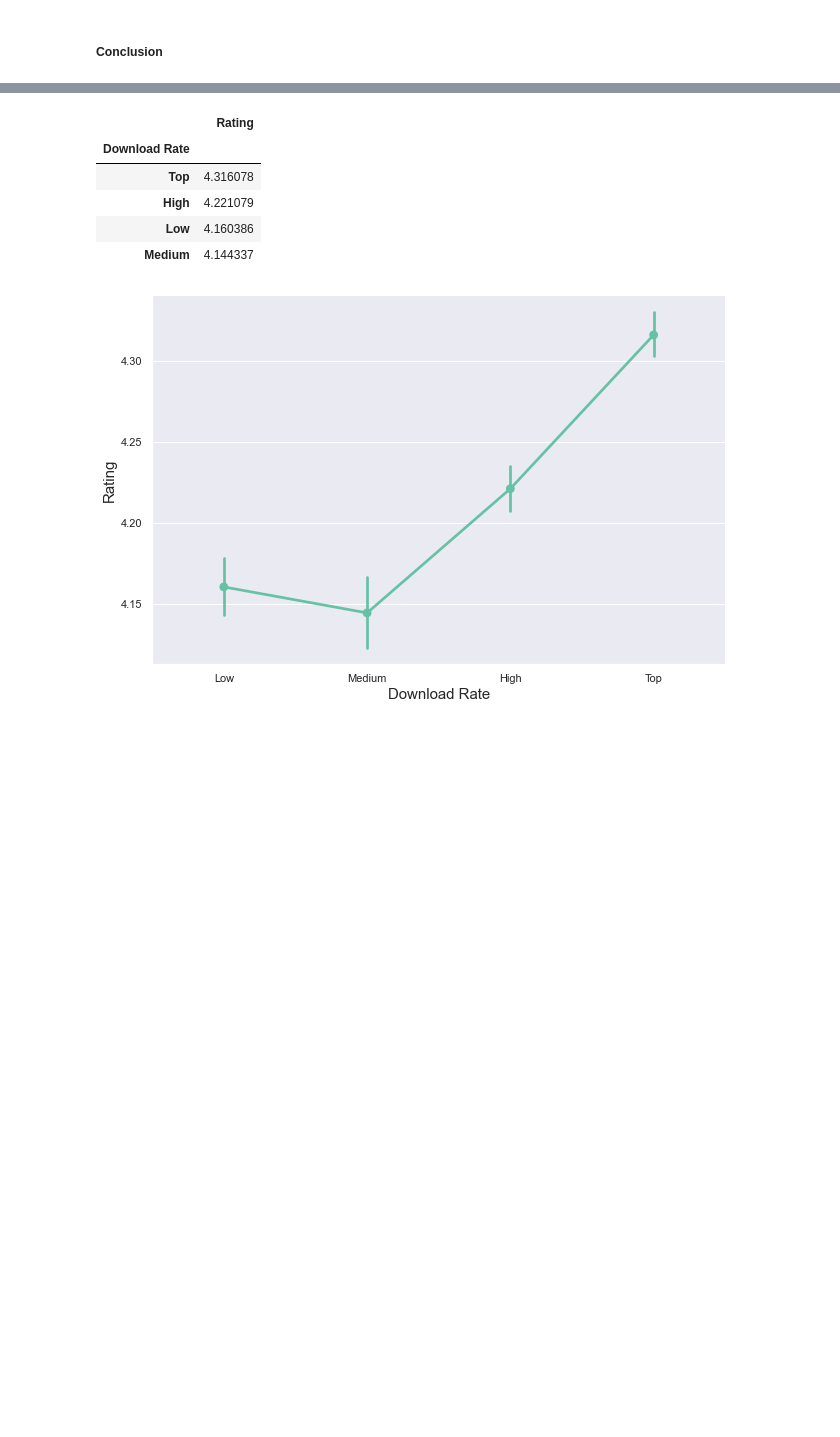
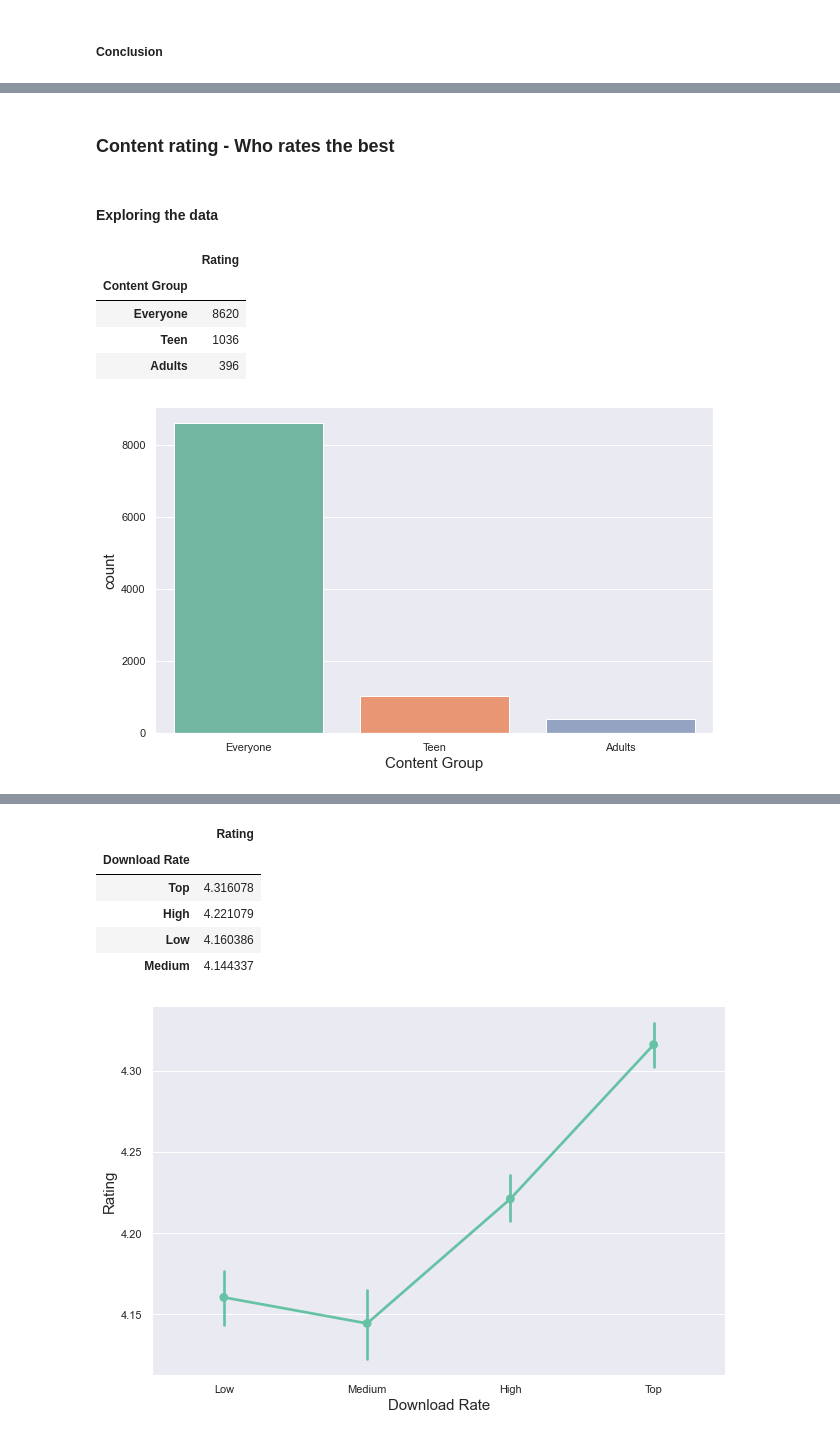
Before and after one commit to enricogoerlitz/Data-Analysis, a Jupyter notebook: 02_Google_Playstore_Data/notebook/notebook1.ipynb, the cells around one changed output, grey strips where cells are left out. Saved outputs shown, nothing was run; the diff lists cells and outputs as text; code cells hidden in the pictures; blank space fills up the shorter version.

```diff
--- a/02_Google_Playstore_Data/notebook/notebook1.ipynb
+++ b/02_Google_Playstore_Data/notebook/notebook1.ipynb
@@ -1024,0 +1085,14 @@ That sounds logical, because as higher the rating is, as lower the low rating wi
+# %% [markdown]
+### Content rating - Who rates the best
+# %% [markdown]
+#### Exploring the data
+# %%
+sns.countplot(x=CONTENT_GROUP, data=df_cleaned)
+df_cleaned.pivot_table(index=CONTENT_GROUP, values=RATING, aggfunc=COUNT).sort_values(by=RATING, ascending=False)
+# %% [output]
+|  | Rating |
+| Content Group |  |
+| Everyone | 8620 |
+| Teen | 1036 |
+| Adults | 396 |
+[figure, added]
```
Also changed, not shown: parts of 60 cells of this notebook.
